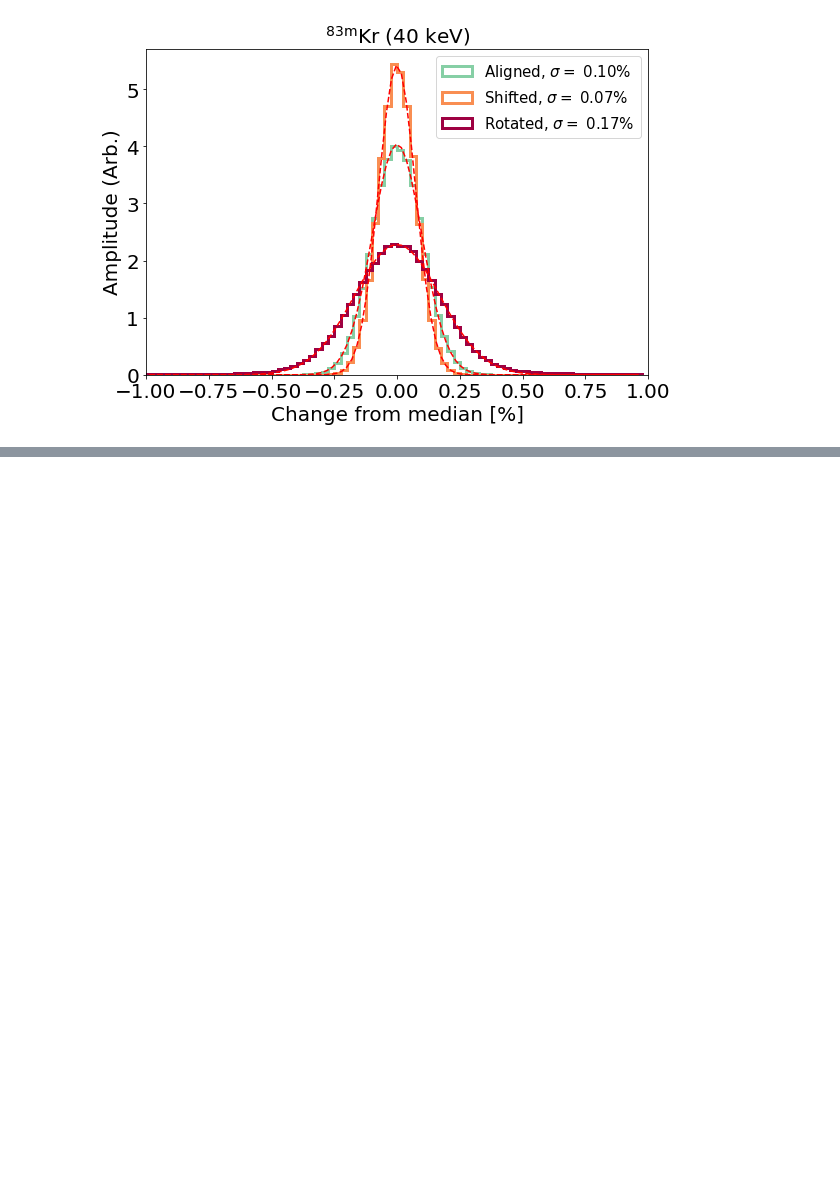
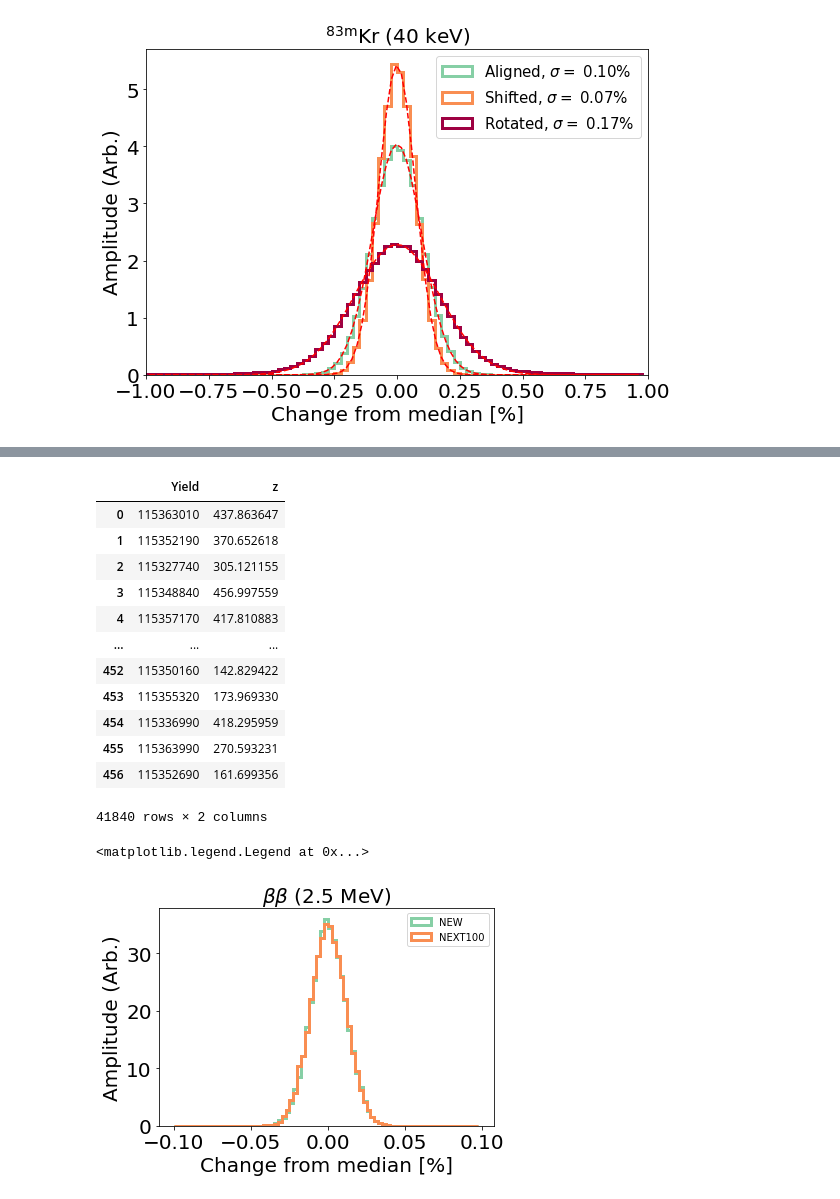
Before and after one commit to kvjmistry/GarfieldCode, a Jupyter notebook: Electroluminescence/notebooks/PlotResCombined.ipynb, the cells around one changed output, grey strips where cells are left out. Cells and saved outputs as stored; diff of their text form; code cells hidden in the pictures; blank space fills up the shorter version.

```diff
--- a/Electroluminescence/notebooks/PlotResCombined.ipynb
+++ b/Electroluminescence/notebooks/PlotResCombined.ipynb
@@ -133,0 +135,38 @@ plt.show()
+# %%
+# Compare the NEW and NEXT-100 effects
+file_NEW = pd.read_hdf("../Files/Aligned/Yields_Merge_AlignedDistv2.h5")
+display(file_NEW)
+# file_NEW = file_NEW[file_NEW.z < 20]
+bb_yields_NEW = file_NEW.Yield.values
+
+file_NEXT100 = pd.read_hdf("../Files/Aligned/Yields_Merge_AlignedNEXT100.h5")
+bb_yields_NEXT100 = file_NEXT100.Yield.values
+
+plt.figure()
+
+plt.hist(100*((bb_yields_NEW-np.median(bb_yields_NEW))/np.median(bb_yields_NEW) ), bins = np.arange(-0.1,0.1,0.0025), histtype = "step", density = True, label = "NEW", linewidth = 3, color = cols[0]);
+plt.hist(100*((bb_yields_NEXT100-np.median(bb_yields_NEXT100))/np.median(bb_yields_NEXT100) ), bins = np.arange(-0.1,0.1,0.0025), histtype = "step", density = True, label = "NEXT100", linewidth = 3, color = cols[1]);
+
+plt.title(r"$\beta\beta$ (2.5 MeV)", fontsize = 20)
+plt.xlabel("Change from median [%]", fontsize = 20)
+plt.ylabel("Amplitude (Arb.)", fontsize = 20)
+# plt.xlim(-1, 1)
+plt.tick_params(axis='both', labelsize=20)
+plt.tick_params(axis='both', labelsize=20)
+plt.legend()
+# %% [output]
+|  | Yield | z |
+| 0 | 115363010 | 437.863647 |
+| 1 | 115352190 | 370.652618 |
+| 2 | 115327740 | 305.121155 |
+| 3 | 115348840 | 456.997559 |
+| 4 | 115357170 | 417.810883 |
+| ... | ... | ... |
+| 452 | 115350160 | 142.829422 |
+| 453 | 115355320 | 173.969330 |
+| 454 | 115336990 | 418.295959 |
+| 455 | 115363990 | 270.593231 |
+| 456 | 115352690 | 161.699356 |
+41840 rows × 2 columns
+<matplotlib.legend.Legend at 0x...>
+[figure, added]
```
Also changed, not shown: parts of 2 cells of this notebook, 5 other files.
